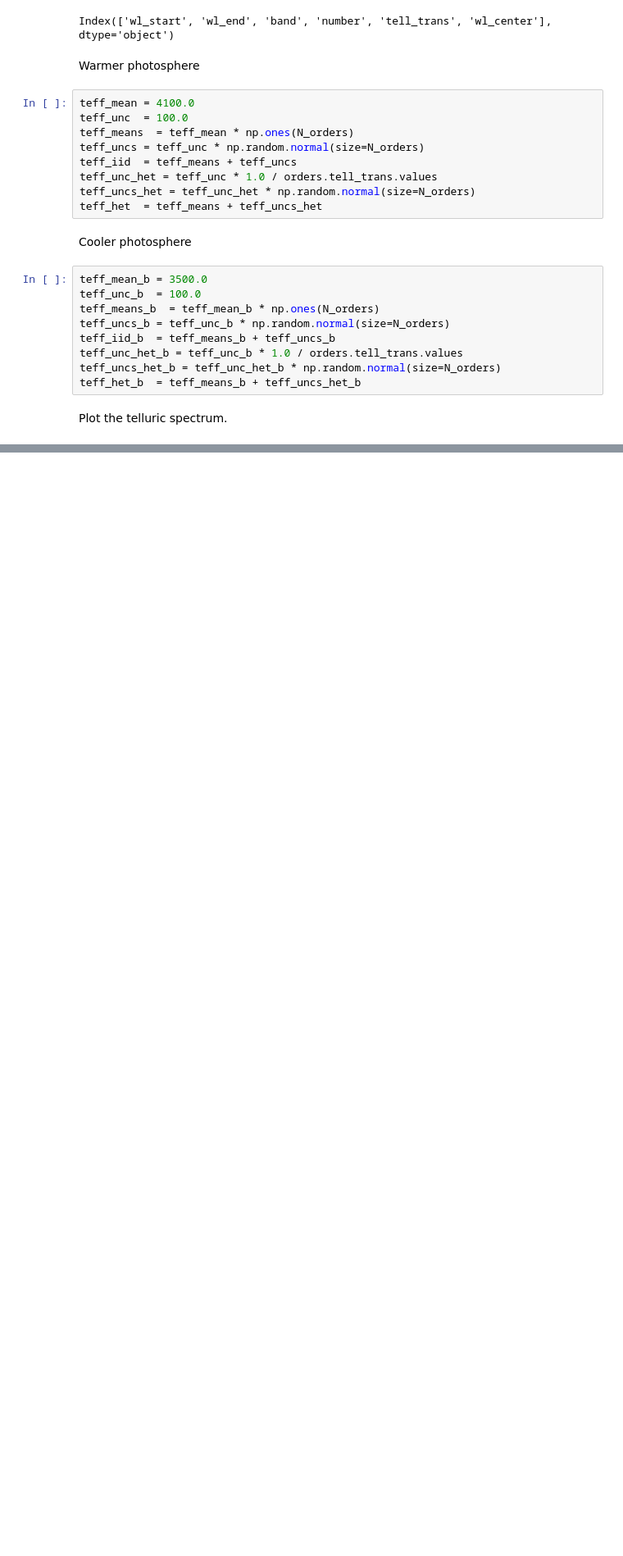
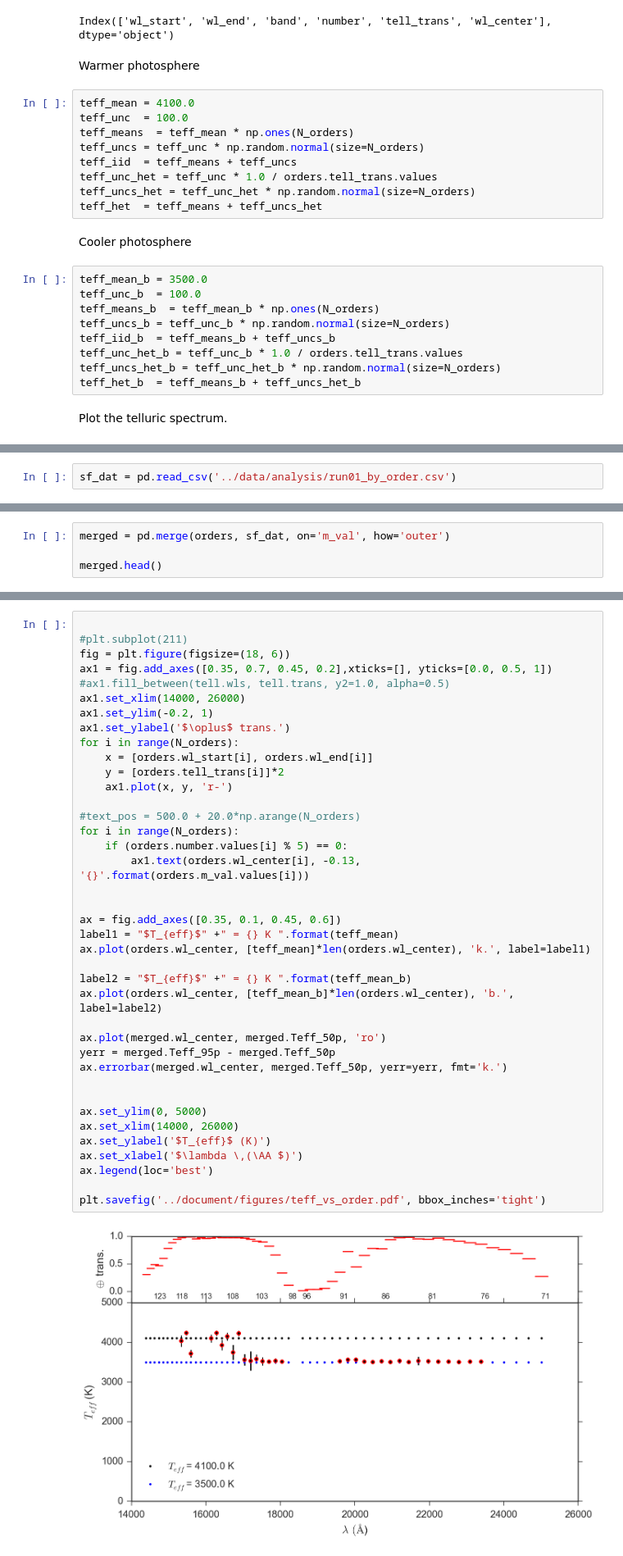
Before and after one commit to BrownDwarf/welter, a Jupyter notebook: notebooks/welter_issue005-01_predict_Teff_vs_order.ipynb, the cells around one changed output, grey strips where cells are left out. Shown at 82% size. Saved outputs shown, nothing was run; the diff lists cells and outputs as text; blank space fills up the shorter version.

```diff
--- a/notebooks/welter_issue005-01_predict_Teff_vs_order.ipynb
+++ b/notebooks/welter_issue005-01_predict_Teff_vs_order.ipynb
@@ -171,0 +185,2 @@ plt.savefig('../document/figures/teff_vs_order.pdf', bbox_inches='tight')
+# %%
+sf_dat = pd.read_csv('../data/analysis/run01_by_order.csv')
@@ -171,0 +196,4 @@ plt.savefig('../document/figures/teff_vs_order.pdf', bbox_inches='tight')
+# %%
+merged = pd.merge(orders, sf_dat, on='m_val', how='outer')
+
+merged.head()
@@ -171,0 +216,41 @@ plt.savefig('../document/figures/teff_vs_order.pdf', bbox_inches='tight')
+# %%
+
+#plt.subplot(211)
+fig = plt.figure(figsize=(18, 6))
+ax1 = fig.add_axes([0.35, 0.7, 0.45, 0.2],xticks=[], yticks=[0.0, 0.5, 1])
+#ax1.fill_between(tell.wls, tell.trans, y2=1.0, alpha=0.5)
+ax1.set_xlim(14000, 26000)
+ax1.set_ylim(-0.2, 1)
+ax1.set_ylabel('$\oplus$ trans.')
+for i in range(N_orders):
+    x = [orders.wl_start[i], orders.wl_end[i]]
+    y = [orders.tell_trans[i]]*2
+    ax1.plot(x, y, 'r-')
+
+#text_pos = 500.0 + 20.0*np.arange(N_orders)
+for i in range(N_orders):
+    if (orders.number.values[i] % 5) == 0:
+        ax1.text(orders.wl_center[i], -0.13, '{}'.format(orders.m_val.values[i]))
+
+
+ax = fig.add_axes([0.35, 0.1, 0.45, 0.6])
+label1 = "$T_{eff}$" +" = {} K ".format(teff_mean)
+ax.plot(orders.wl_center, [teff_mean]*len(orders.wl_center), 'k.', label=label1)
+
+label2 = "$T_{eff}$" +" = {} K ".format(teff_mean_b)
+ax.plot(orders.wl_center, [teff_mean_b]*len(orders.wl_center), 'b.', label=label2)
+
+ax.plot(merged.wl_center, merged.Teff_50p, 'ro')
+yerr = merged.Teff_95p - merged.Teff_50p
+ax.errorbar(merged.wl_center, merged.Teff_50p, yerr=yerr, fmt='k.')
+
+
+ax.set_ylim(0, 5000)
+ax.set_xlim(14000, 26000)
+ax.set_ylabel('$T_{eff}$ (K)')
+ax.set_xlabel('$\lambda \,(\AA $)')
+ax.legend(loc='best')
+
+plt.savefig('../document/figures/teff_vs_order.pdf', bbox_inches='tight')
+# %% [output]
+[figure, added]
```
Also changed, not shown: parts of 10 cells of this notebook.
